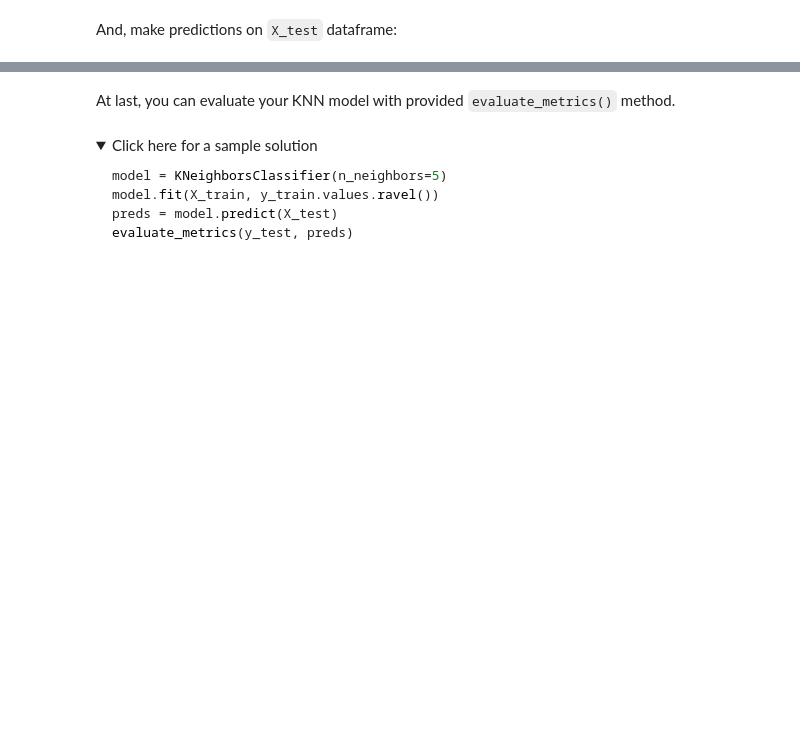
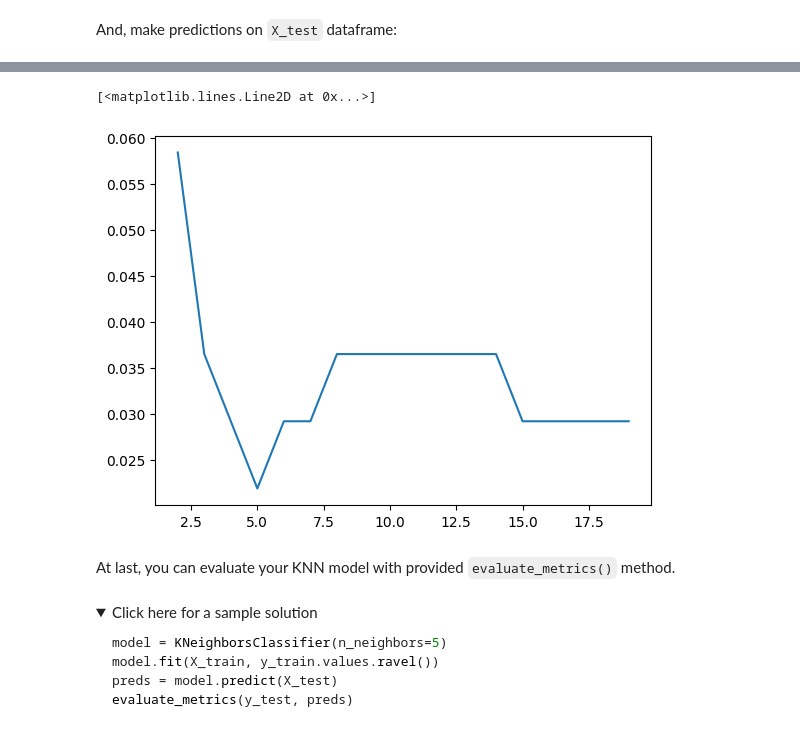
Before and after one commit to zhiyixu/ibm, a Jupyter notebook: 3.分类问题/lab_jupyter_knn.ipynb, the cells around one changed output, grey strips where cells are left out. Cells and saved outputs as stored; diff of their text form; code cells hidden in the pictures; folded sections open; blank space fills up the shorter version.

```diff
--- a/3.分类问题/lab_jupyter_knn.ipynb
+++ b/3.分类问题/lab_jupyter_knn.ipynb
@@ -135,3 +192,8 @@ And, make predictions on `X_test` dataframe:
+# %%
+plt.plot(df_pred.index.to_list(),1-df_pred.accuracy) # it seems that the best k is 5
+# %% [output]
+[<matplotlib.lines.Line2D at 0x...>]
+[figure, added]
 # %% [markdown]
 At last, you can evaluate your KNN model with provided `evaluate_metrics()` method.
 # %% [markdown]
```
Also changed, not shown: parts of 14 cells of this notebook.
